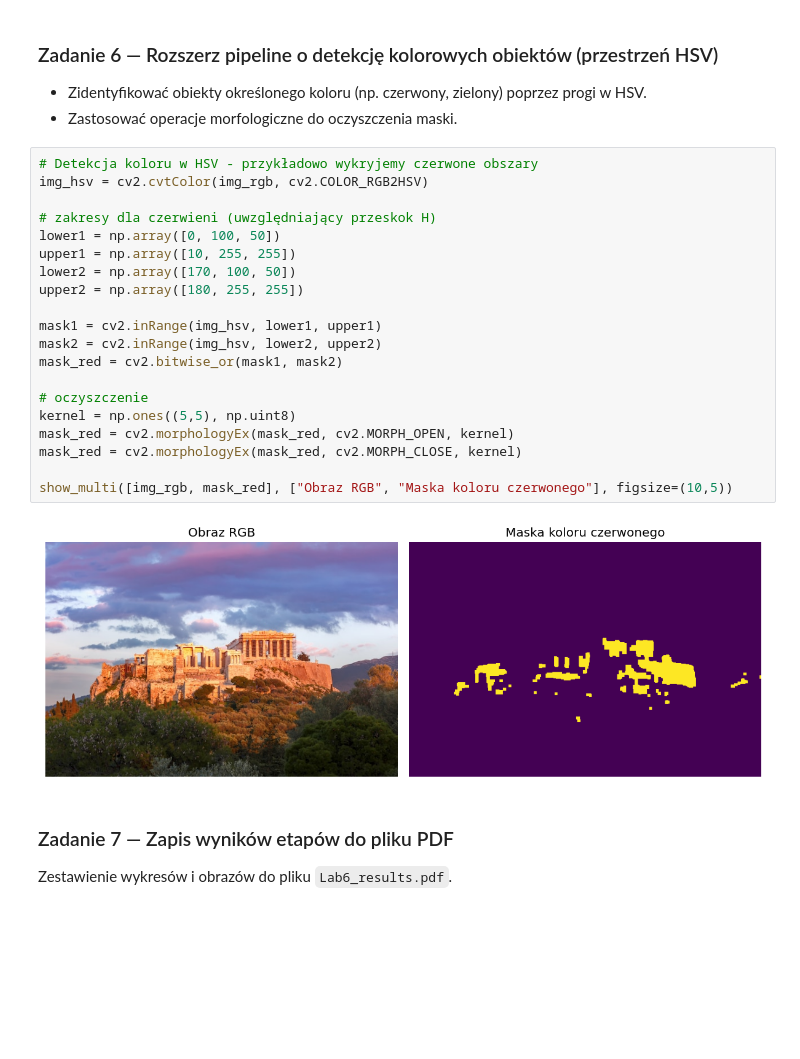
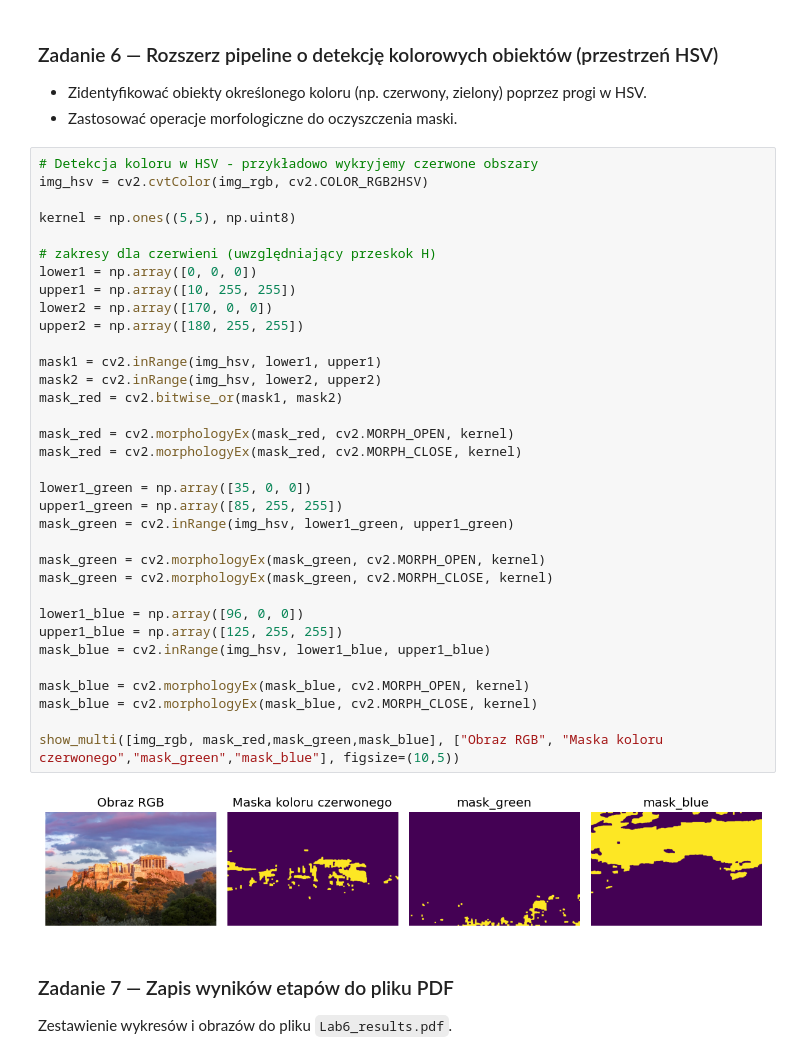
Before and after one commit to hgf700/ImageProcessingLessons, a Jupyter notebook: Lesson5/Lab5_Podsumowanie -Integracja Techniki Przetwarzania Obrazów.ipynb, the cells around one changed output. Cells and saved outputs as stored; diff of their text form; blank space fills up the shorter version.

```diff
--- a/Lesson5/Lab5_Podsumowanie -Integracja Techniki Przetwarzania Obrazów.ipynb
+++ b/Lesson5/Lab5_Podsumowanie -Integracja Techniki Przetwarzania Obrazów.ipynb
@@ -325,25 +334,39 @@ SSIM (Otsu vs Adaptacyjne): 0.23671517845984896
 # %%
 # Detekcja koloru w HSV - przykładowo wykryjemy czerwone obszary
 img_hsv = cv2.cvtColor(img_rgb, cv2.COLOR_RGB2HSV)
 
+kernel = np.ones((5,5), np.uint8)
+
 # zakresy dla czerwieni (uwzględniający przeskok H)
-lower1 = np.array([0, 100, 50])
+lower1 = np.array([0, 0, 0])
 upper1 = np.array([10, 255, 255])
-lower2 = np.array([170, 100, 50])
+lower2 = np.array([170, 0, 0])
 upper2 = np.array([180, 255, 255])
 
 mask1 = cv2.inRange(img_hsv, lower1, upper1)
 mask2 = cv2.inRange(img_hsv, lower2, upper2)
 mask_red = cv2.bitwise_or(mask1, mask2)
 
-# oczyszczenie
-kernel = np.ones((5,5), np.uint8)
 mask_red = cv2.morphologyEx(mask_red, cv2.MORPH_OPEN, kernel)
 mask_red = cv2.morphologyEx(mask_red, cv2.MORPH_CLOSE, kernel)
 
-show_multi([img_rgb, mask_red], ["Obraz RGB", "Maska koloru czerwonego"], figsize=(10,5))
+lower1_green = np.array([35, 0, 0])
+upper1_green = np.array([85, 255, 255])
+mask_green = cv2.inRange(img_hsv, lower1_green, upper1_green)
+
+mask_green = cv2.morphologyEx(mask_green, cv2.MORPH_OPEN, kernel)
+mask_green = cv2.morphologyEx(mask_green, cv2.MORPH_CLOSE, kernel)
+
+lower1_blue = np.array([96, 0, 0])
+upper1_blue = np.array([125, 255, 255])
+mask_blue = cv2.inRange(img_hsv, lower1_blue, upper1_blue)
+
+mask_blue = cv2.morphologyEx(mask_blue, cv2.MORPH_OPEN, kernel)
+mask_blue = cv2.morphologyEx(mask_blue, cv2.MORPH_CLOSE, kernel)
+
+show_multi([img_rgb, mask_red,mask_green,mask_blue], ["Obraz RGB", "Maska koloru czerwonego","mask_green","mask_blue"], figsize=(10,5))
 # %% [output]
-[figure, old version]
+[figure, new version]
 # %% [markdown]
 ### Zadanie 7 — Zapis wyników etapów do pliku PDF
 Zestawienie wykresów i obrazów do pliku `Lab6_results.pdf`.
```
Also changed, not shown: parts of 3 cells of this notebook.
